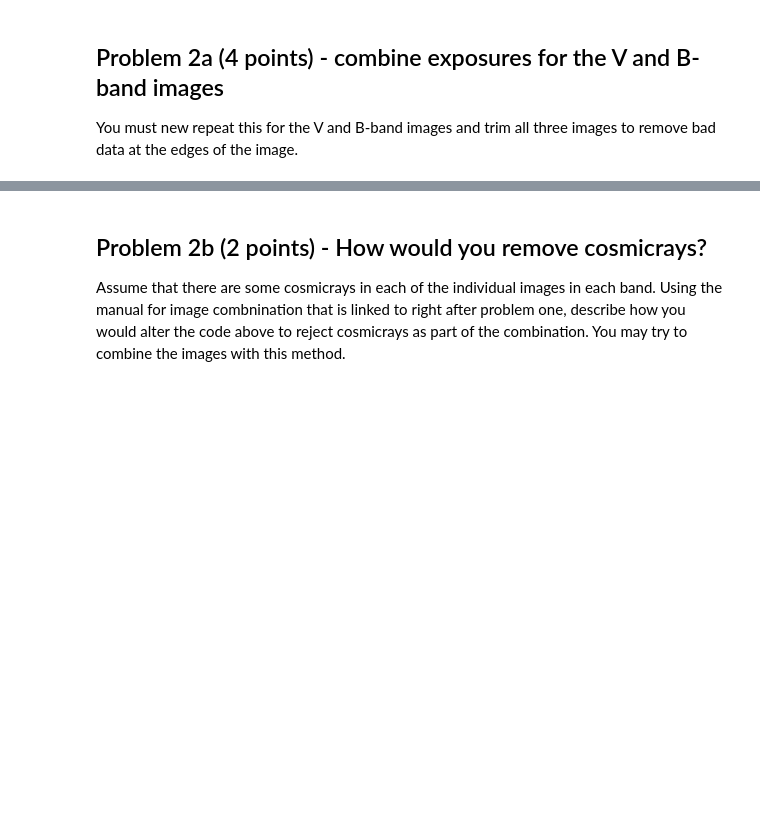
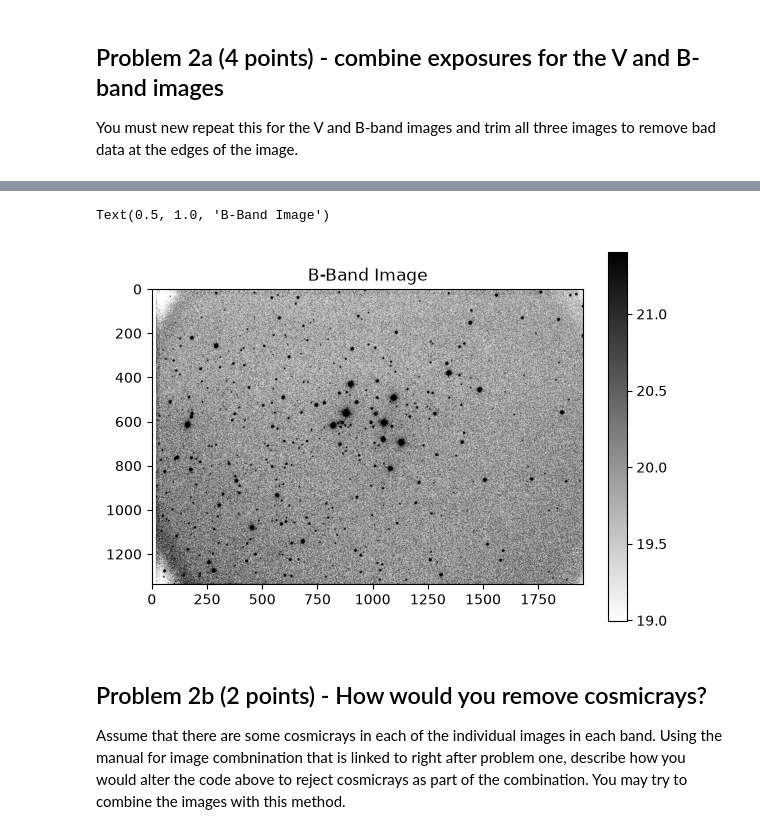
Before and after one commit to Alexander-Leesman/Reductionproject_student, a Jupyter notebook: cluster_photometry_student.ipynb, the cells around one changed output, grey strips where cells are left out. Cells and saved outputs as stored; diff of their text form; code cells hidden in the pictures; blank space fills up the shorter version.

```diff
--- a/cluster_photometry_student.ipynb
+++ b/cluster_photometry_student.ipynb
@@ -237,0 +288,27 @@ You must new repeat this for the V and B-band images and trim all three images t
+# %%
+#*********************
+#repeat for the B-band images
+# Reading in the first image in the B-band to get its header
+bimage, bheader = fits.getdata(bimage_list[0], header=True)
+
+reprojected_bband = [] # list of images with matched wcs
+# loop thru the image list of bband images
+for imagename in bimage_list:
+    # read the image to CCDData object
+    img = CCDData.read(imagename)
+    # reproject the bband images onto the same coordinate grid as the target image to match their wcs
+    newimage = wcs_project(img, target_wcs)
+    # add the image with matched wcs to the previously made list
+    reprojected_bband.append(newimage)
+
+# Combine
+combiner_bband = Combiner(reprojected_bband)
+stacked_image_bband = combiner_bband.average_combine()
+
+# Save
+fits.writeto('M29B.fits', stacked_image_bband, overwrite=True, header=bheader)
+# Plot
+plt.figure()
+imdisplay(stacked_image_bband)
+plt.title('B-Band Image')
+# %% [output]
@@ -238,3 +325,5 @@ You must new repeat this for the V and B-band images and trim all three images t
+Text(0.5, 1.0, 'B-Band Image')
+[figure, added]
 # %% [markdown]
 ## Problem 2b (2 points) - How would you remove cosmicrays?
 
```
Also changed, not shown: parts of 7 cells of this notebook.
